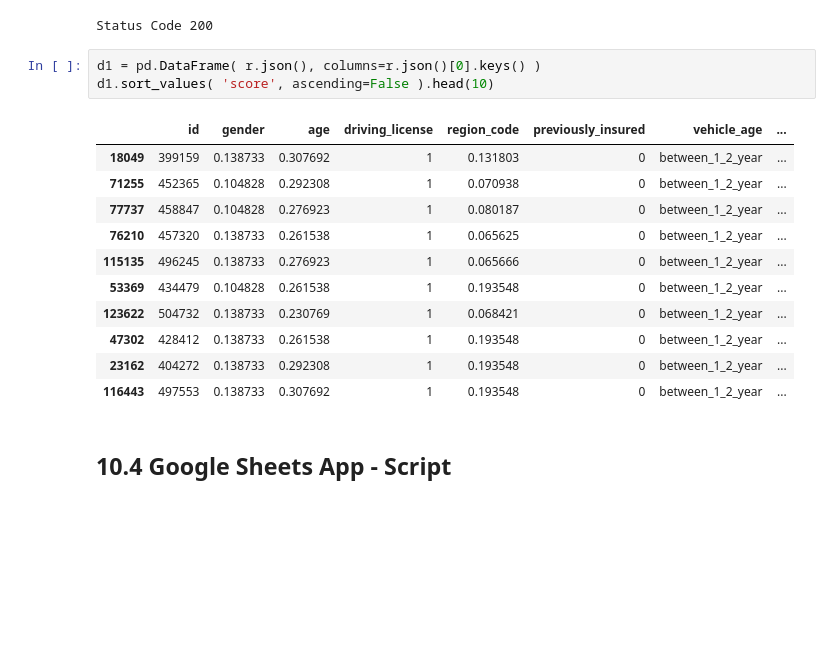
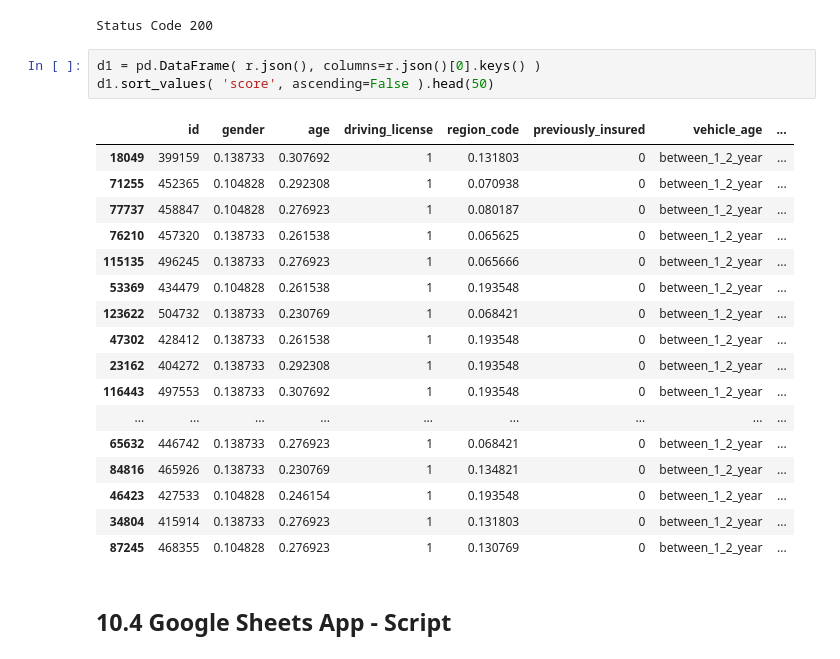
Before and after one commit to feliperastelli/FR_Health_Insurance_Cross_Sell, a Jupyter notebook: 2.0.fdr_health_insurance_cross_sell.ipynb, the cells around one changed output. Saved outputs shown, nothing was run; the diff lists cells and outputs as text; blank space fills up the shorter version.

```diff
--- a/2.0.fdr_health_insurance_cross_sell.ipynb
+++ b/2.0.fdr_health_insurance_cross_sell.ipynb
@@ -1756,19 +1824,25 @@ print( 'Status Code {}'.format( r.status_code ) )
 Status Code 200
 # %%
 d1 = pd.DataFrame( r.json(), columns=r.json()[0].keys() )
-d1.sort_values( 'score', ascending=False ).head(10)
+d1.sort_values( 'score', ascending=False ).head(50)
 # %% [output]
 |  | id | gender | age | driving_license | region_code | previously_insured | vehicle_age | ... |
 | 18049 | 399159 | 0.138733 | 0.307692 | 1 | 0.131803 | 0 | between_1_2_year | ... |
 | 71255 | 452365 | 0.104828 | 0.292308 | 1 | 0.070938 | 0 | between_1_2_year | ... |
 | 77737 | 458847 | 0.104828 | 0.276923 | 1 | 0.080187 | 0 | between_1_2_year | ... |
 | 76210 | 457320 | 0.138733 | 0.261538 | 1 | 0.065625 | 0 | between_1_2_year | ... |
 | 115135 | 496245 | 0.138733 | 0.276923 | 1 | 0.065666 | 0 | between_1_2_year | ... |
 | 53369 | 434479 | 0.104828 | 0.261538 | 1 | 0.193548 | 0 | between_1_2_year | ... |
 | 123622 | 504732 | 0.138733 | 0.230769 | 1 | 0.068421 | 0 | between_1_2_year | ... |
 | 47302 | 428412 | 0.138733 | 0.261538 | 1 | 0.193548 | 0 | between_1_2_year | ... |
 | 23162 | 404272 | 0.138733 | 0.292308 | 1 | 0.193548 | 0 | between_1_2_year | ... |
 | 116443 | 497553 | 0.138733 | 0.307692 | 1 | 0.193548 | 0 | between_1_2_year | ... |
+| ... | ... | ... | ... | ... | ... | ... | ... | ... |
+| 65632 | 446742 | 0.138733 | 0.276923 | 1 | 0.068421 | 0 | between_1_2_year | ... |
+| 84816 | 465926 | 0.138733 | 0.230769 | 1 | 0.134821 | 0 | between_1_2_year | ... |
+| 46423 | 427533 | 0.104828 | 0.246154 | 1 | 0.193548 | 0 | between_1_2_year | ... |
+| 34804 | 415914 | 0.138733 | 0.276923 | 1 | 0.131803 | 0 | between_1_2_year | ... |
+| 87245 | 468355 | 0.104828 | 0.276923 | 1 | 0.130769 | 0 | between_1_2_year | ... |
 # %% [markdown]
 ## 10.4 Google Sheets App - Script
 # %%
```
Also changed, not shown: parts of 27 cells of this notebook.
